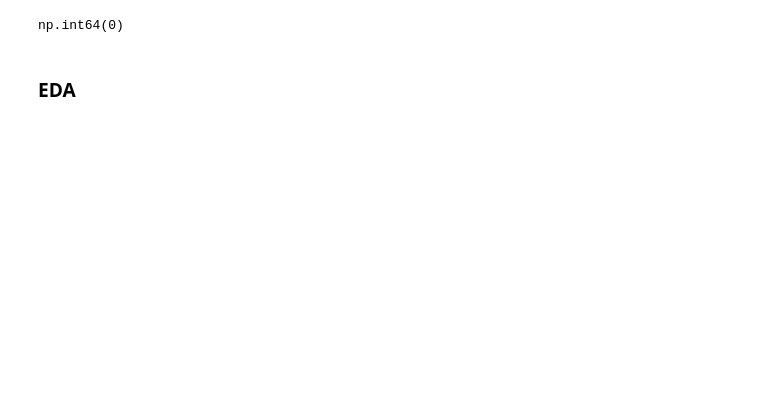
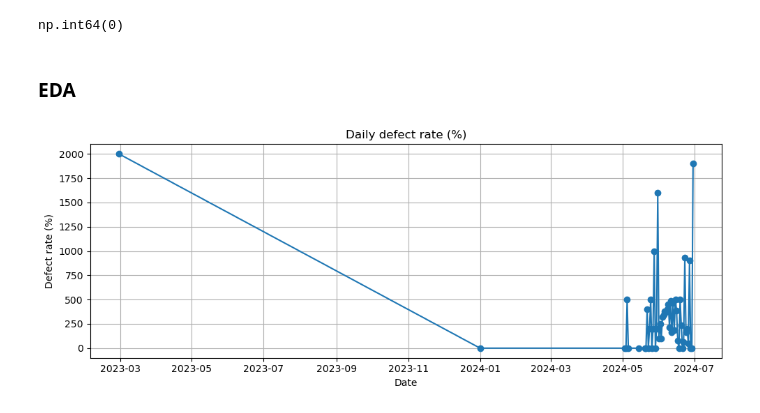
Before and after one commit to bbhatta10/Smart-Quality-Analysis, a Jupyter notebook: ManuQuality.ipynb, the cells around one changed output. Saved outputs shown, nothing was run; the diff lists cells and outputs as text; code cells hidden in the pictures; blank space fills up the shorter version.

```diff
--- a/ManuQuality.ipynb
+++ b/ManuQuality.ipynb
@@ -68,3 +157,25 @@ df_manufacturing.duplicated().sum()
 np.int64(0)
 # %% [markdown]
 ### EDA
+# %%
+# Aggregate per day
+if 'prod_date' in df.columns:
+    daily = df.groupby('prod_date').agg(
+        total_units = ('batch_id','count'),
+        total_defects = ('defect_count','sum') if 'defect_count' in df.columns else ('defect_type','count')
+    ).reset_index()
+    daily['defect_rate_pct'] = 100 * daily['total_defects'] / daily['total_units']
+
+    # plot defect rate trend
+    plt.figure(figsize=(10,4))
+    plt.plot(daily['prod_date'], daily['defect_rate_pct'], marker='o')
+    plt.title('Daily defect rate (%)')
+    plt.xlabel('Date')
+    plt.ylabel('Defect rate (%)')
+    plt.grid(True)
+    plt.tight_layout()
+    plt.show()
+else:
+    print("No production date column parsed; skip time-series plot.")
+# %% [output]
+[figure, added]
```
Also changed, not shown: parts of 12 cells of this notebook.
